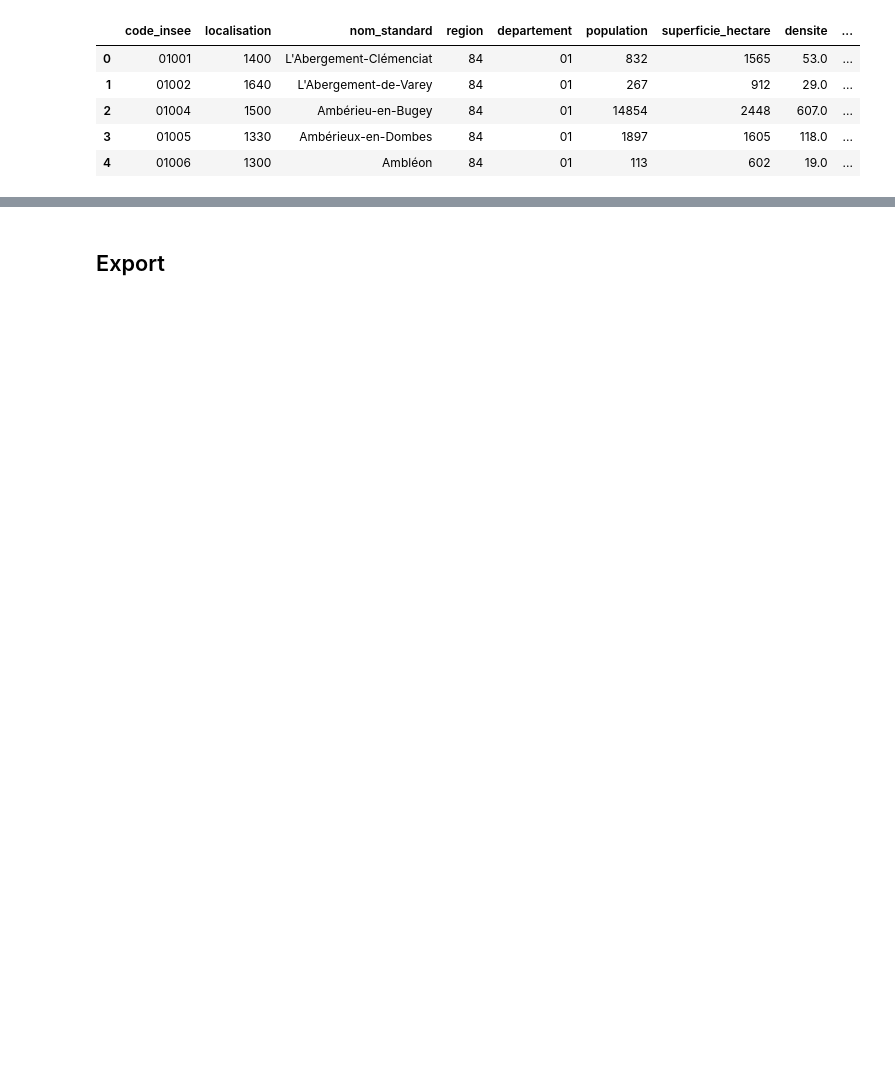
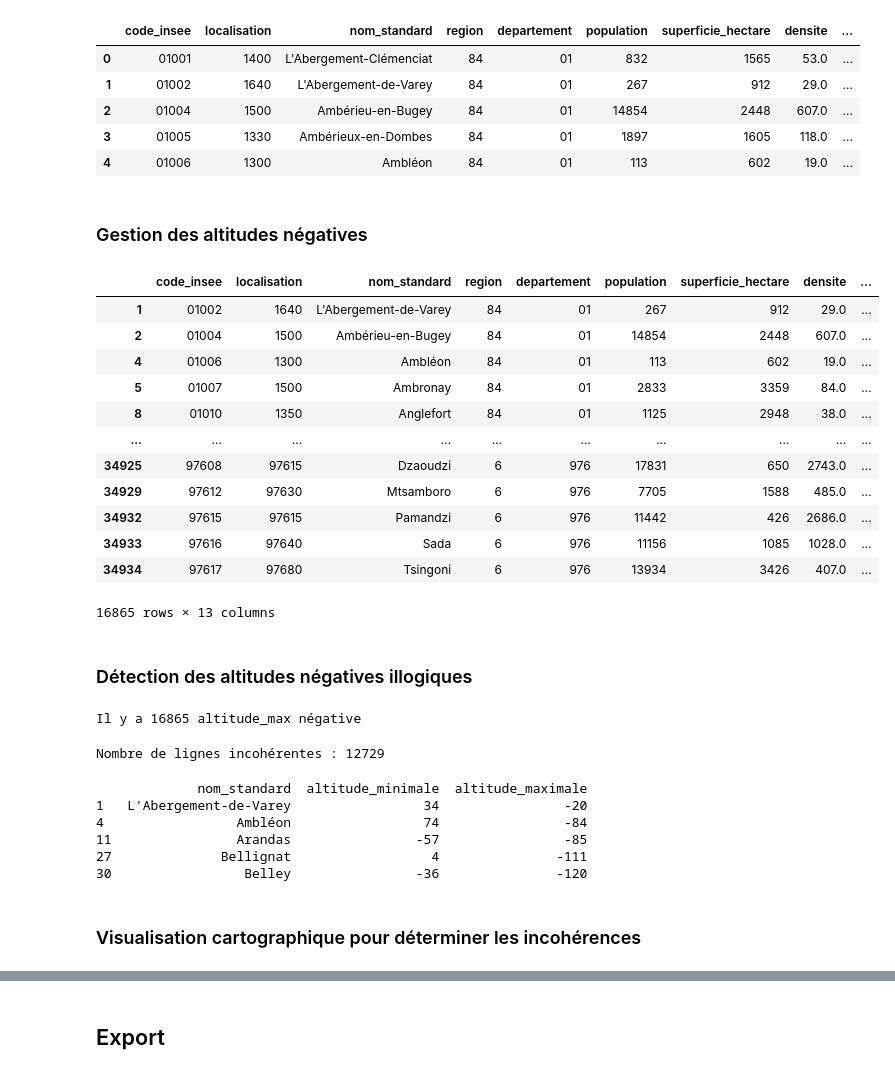
Before and after one commit to philippelaurens/incendies, a Jupyter notebook: notebooks/commune.ipynb, the cells around one changed output, grey strips where cells are left out. Saved outputs shown, nothing was run; the diff lists cells and outputs as text; code cells hidden in the pictures; blank space fills up the shorter version.

Commit message:
verification altitudes

```diff
--- a/notebooks/commune.ipynb
+++ b/notebooks/commune.ipynb
@@ -75,7 +97,9 @@ colonnes_mapping = {
     'densite': 'densite',
     'altitude_moyenne': 'altitude_moyenne',
     'altitude_minimale': 'altitude_minimale',
-    'altitude_maximale': 'altitude_maximale'
+    'altitude_maximale': 'altitude_maximale',
+    'latitude_mairie': 'latitude_mairie',
+    'longitude_mairie': 'longitude_mairie'
 }
 
 # filtre le DataFrame d'origine pour ne garder que ces colonnes et les renommer
@@ -94,7 +118,9 @@ types_cibles = {
     'densite': 'Float64',
     'altitude_moyenne': 'Int8',
     'altitude_minimale': 'Int8',
-    'altitude_maximale': 'Int8'
+    'altitude_maximale': 'Int8',
+    'latitude_mairie': 'Float64',
+    'longitude_mairie': 'Float64'
 }
 
 # applique le typage au DataFrame
@@ -129,3 +157,60 @@ df.head()
 | 2 | 01004 | 1500 | Ambérieu-en-Bugey | 84 | 01 | 14854 | 2448 | 607.0 | ... |
 | 3 | 01005 | 1330 | Ambérieux-en-Dombes | 84 | 01 | 1897 | 1605 | 118.0 | ... |
 | 4 | 01006 | 1300 | Ambléon | 84 | 01 | 113 | 602 | 19.0 | ... |
+# %% [markdown]
+### Gestion des altitudes négatives
+# %%
+df_altitude_negative = df[df["altitude_maximale"] < 0]
+df_altitude_negative
+# %% [output]
+|  | code_insee | localisation | nom_standard | region | departement | population | superficie_hectare | densite | ... |
+| 1 | 01002 | 1640 | L'Abergement-de-Varey | 84 | 01 | 267 | 912 | 29.0 | ... |
+| 2 | 01004 | 1500 | Ambérieu-en-Bugey | 84 | 01 | 14854 | 2448 | 607.0 | ... |
+| 4 | 01006 | 1300 | Ambléon | 84 | 01 | 113 | 602 | 19.0 | ... |
+| 5 | 01007 | 1500 | Ambronay | 84 | 01 | 2833 | 3359 | 84.0 | ... |
+| 8 | 01010 | 1350 | Anglefort | 84 | 01 | 1125 | 2948 | 38.0 | ... |
+| ... | ... | ... | ... | ... | ... | ... | ... | ... | ... |
+| 34925 | 97608 | 97615 | Dzaoudzi | 6 | 976 | 17831 | 650 | 2743.0 | ... |
+| 34929 | 97612 | 97630 | Mtsamboro | 6 | 976 | 7705 | 1588 | 485.0 | ... |
+| 34932 | 97615 | 97615 | Pamandzi | 6 | 976 | 11442 | 426 | 2686.0 | ... |
+| 34933 | 97616 | 97640 | Sada | 6 | 976 | 11156 | 1085 | 1028.0 | ... |
+| 34934 | 97617 | 97680 | Tsingoni | 6 | 976 | 13934 | 3426 | 407.0 | ... |
+16865 rows × 13 columns
+# %% [markdown]
+### Détection des altitudes négatives illogiques
+# %%
+number_negative_max_alt = len(df[df["altitude_maximale"] < 0])
+print(f'Il y a {number_negative_max_alt} altitude_max négative')
+# %% [output]
+Il y a 16865 altitude_max négative
+# %%
+# condition illogiques
+negative_max_alt = df["altitude_maximale"] < 0
+wrong_min__max = df["altitude_minimale"] > df["altitude_maximale"]
+
+# combinaison des deux conditions avec l'opérateur &
+non_logical_filter = negative_max_alt & wrong_min__max
+
+# Application du filtre sur le DataFrame
+df_illogical_negative_alt = df[non_logical_filter]
+
+print(f"Nombre de lignes incohérentes : {len(df_illogical_negative_alt)}")
+# %% [output]
+Nombre de lignes incohérentes : 12729
+# %%
+# Afficher les colonnes clés pour inspecter visuellement
+cols = ["nom_standard", "altitude_minimale", "altitude_maximale"]
+
+# filtre l'affichage sur les colonnes existantes
+colonnes_presentes = [col for col in cols if col in df.columns]
+
+print(df_illogical_negative_alt[colonnes_presentes].head())
+# %% [output]
+             nom_standard  altitude_minimale  altitude_maximale
+1   L'Abergement-de-Varey                 34                -20
+4                 Ambléon                 74                -84
+11                Arandas                -57                -85
+27              Bellignat                  4               -111
+30                 Belley                -36               -120
+# %% [markdown]
+### Visualisation cartographique pour déterminer les incohérences
```
Also changed, not shown: parts of 9 cells of this notebook, 6 other files.
